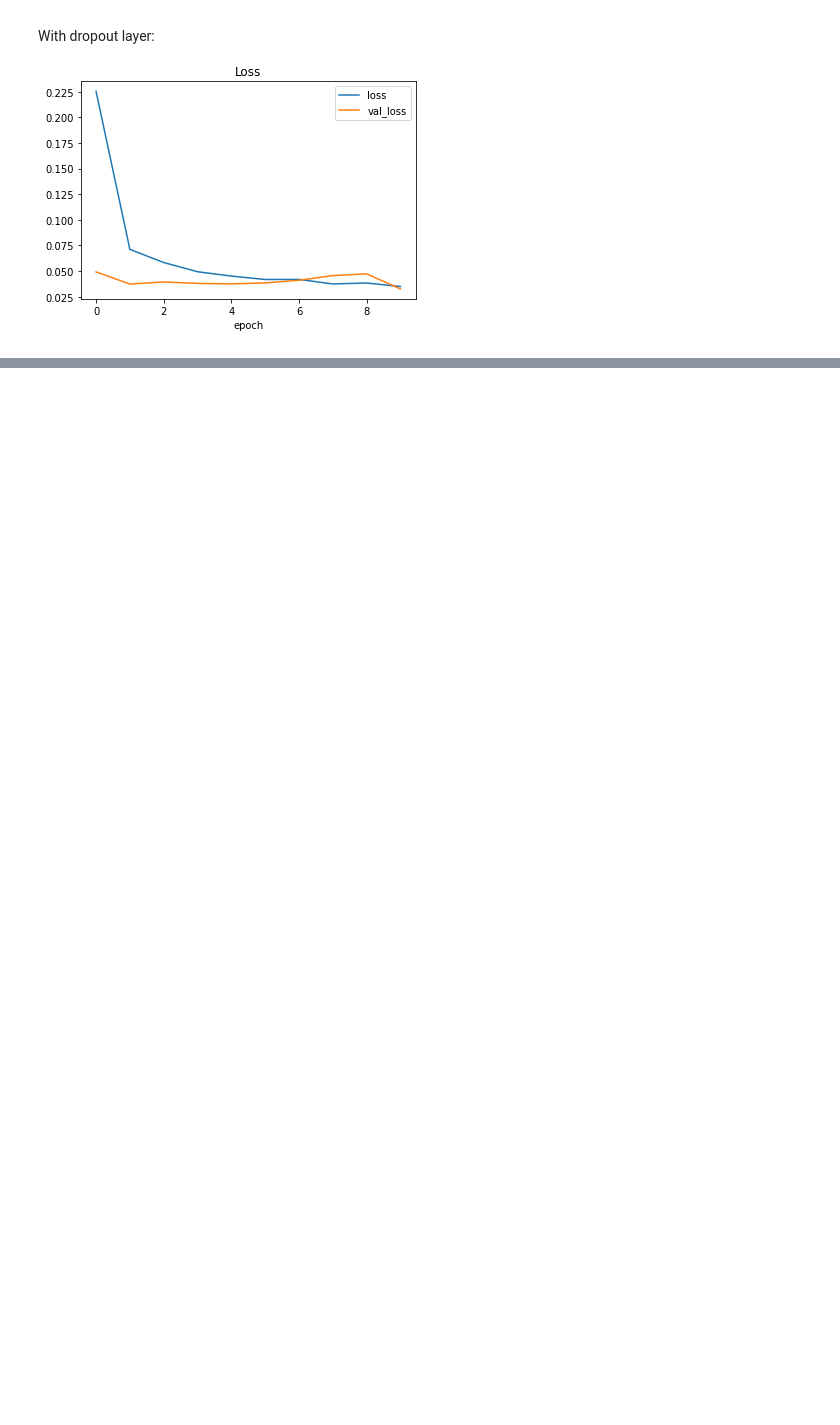
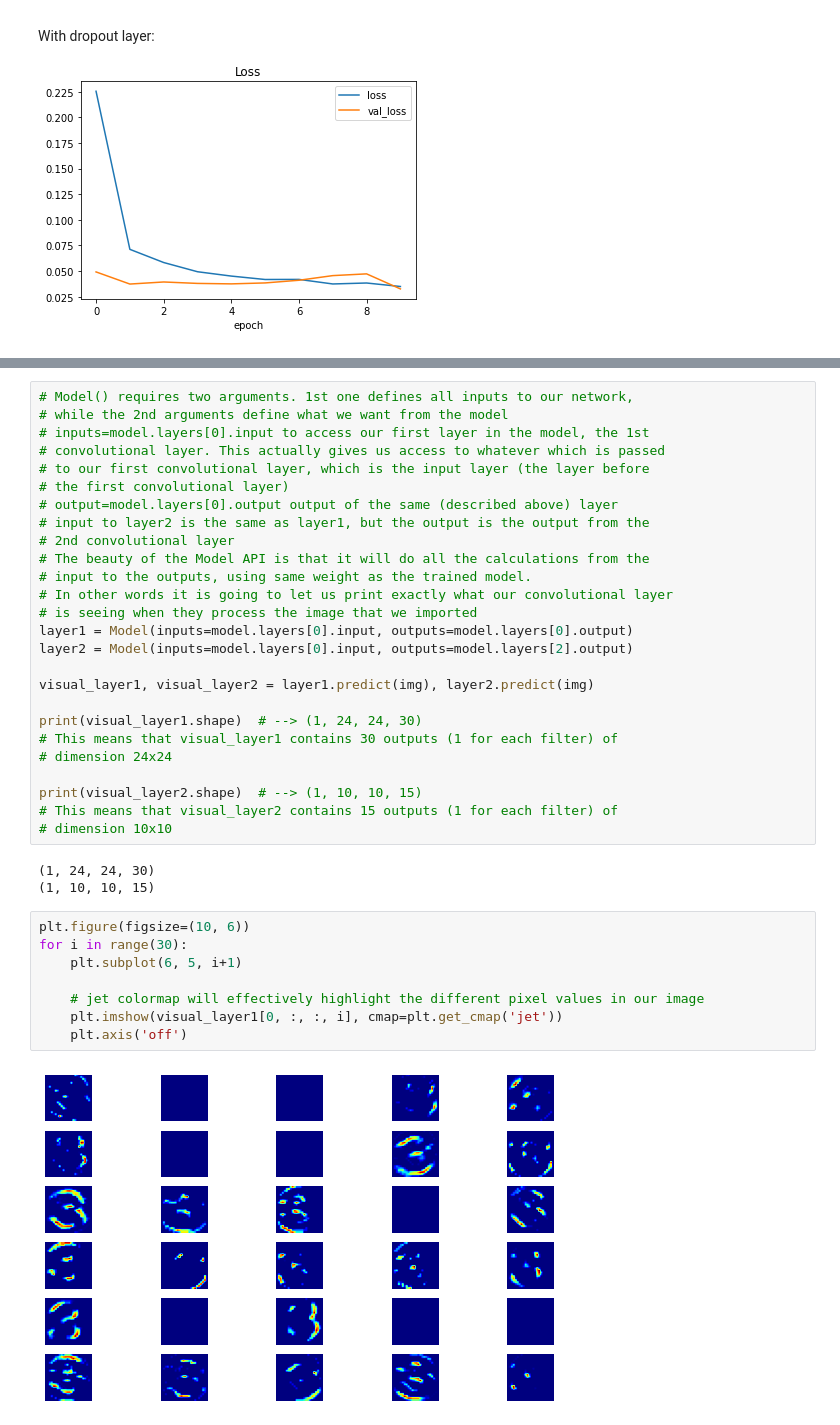
Before and after one commit to hpt1988/Applied-Deep-Learning_The-Complete-Self-Driving-Car-Course, a Jupyter notebook: cnn/cnn.ipynb, the cells around one changed output, grey strips where cells are left out. Drawn from its saved outputs; the diff is of its cells as text; blank space fills up the shorter version.

Commit message:
droput layer implemented, and using the Model API different features are visualized

```diff
--- a/cnn/cnn.ipynb
+++ b/cnn/cnn.ipynb
@@ -351,0 +368,39 @@ With dropout layer:
+# %%
+# Model() requires two arguments. 1st one defines all inputs to our network,
+# while the 2nd arguments define what we want from the model
+# inputs=model.layers[0].input to access our first layer in the model, the 1st
+# convolutional layer. This actually gives us access to whatever which is passed
+# to our first convolutional layer, which is the input layer (the layer before
+# the first convolutional layer)
+# output=model.layers[0].output output of the same (described above) layer
+# input to layer2 is the same as layer1, but the output is the output from the
+# 2nd convolutional layer
+# The beauty of the Model API is that it will do all the calculations from the
+# input to the outputs, using same weight as the trained model.
+# In other words it is going to let us print exactly what our convolutional layer
+# is seeing when they process the image that we imported
+layer1 = Model(inputs=model.layers[0].input, outputs=model.layers[0].output)
+layer2 = Model(inputs=model.layers[0].input, outputs=model.layers[2].output)
+
+visual_layer1, visual_layer2 = layer1.predict(img), layer2.predict(img)
+
+print(visual_layer1.shape)  # --> (1, 24, 24, 30)
+# This means that visual_layer1 contains 30 outputs (1 for each filter) of
+# dimension 24x24
+
+print(visual_layer2.shape)  # --> (1, 10, 10, 15)
+# This means that visual_layer2 contains 15 outputs (1 for each filter) of
+# dimension 10x10
+# %% [output]
+(1, 24, 24, 30)
+(1, 10, 10, 15)
+# %%
+plt.figure(figsize=(10, 6))
+for i in range(30):
+    plt.subplot(6, 5, i+1)
+
+    # jet colormap will effectively highlight the different pixel values in our image
+    plt.imshow(visual_layer1[0, :, :, i], cmap=plt.get_cmap('jet'))
+    plt.axis('off')
+# %% [output]
+[figure, added]
```
Also changed, not shown: parts of 12 cells of this notebook.
